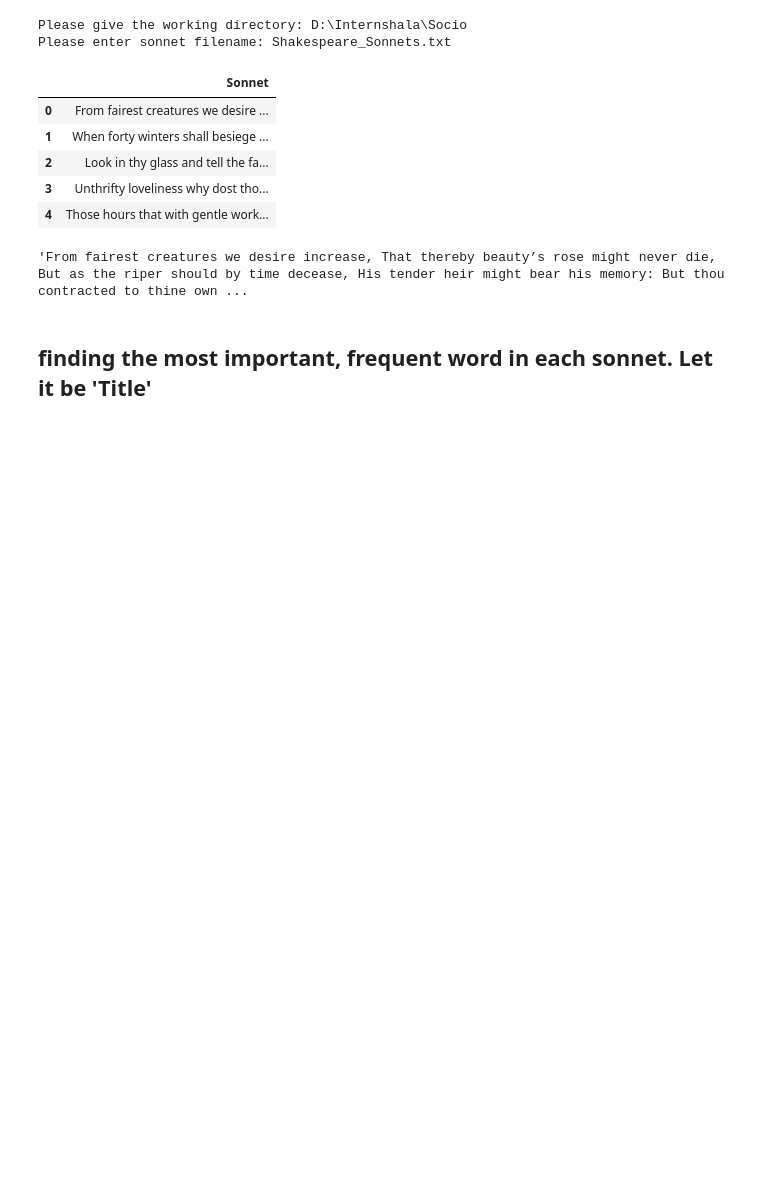
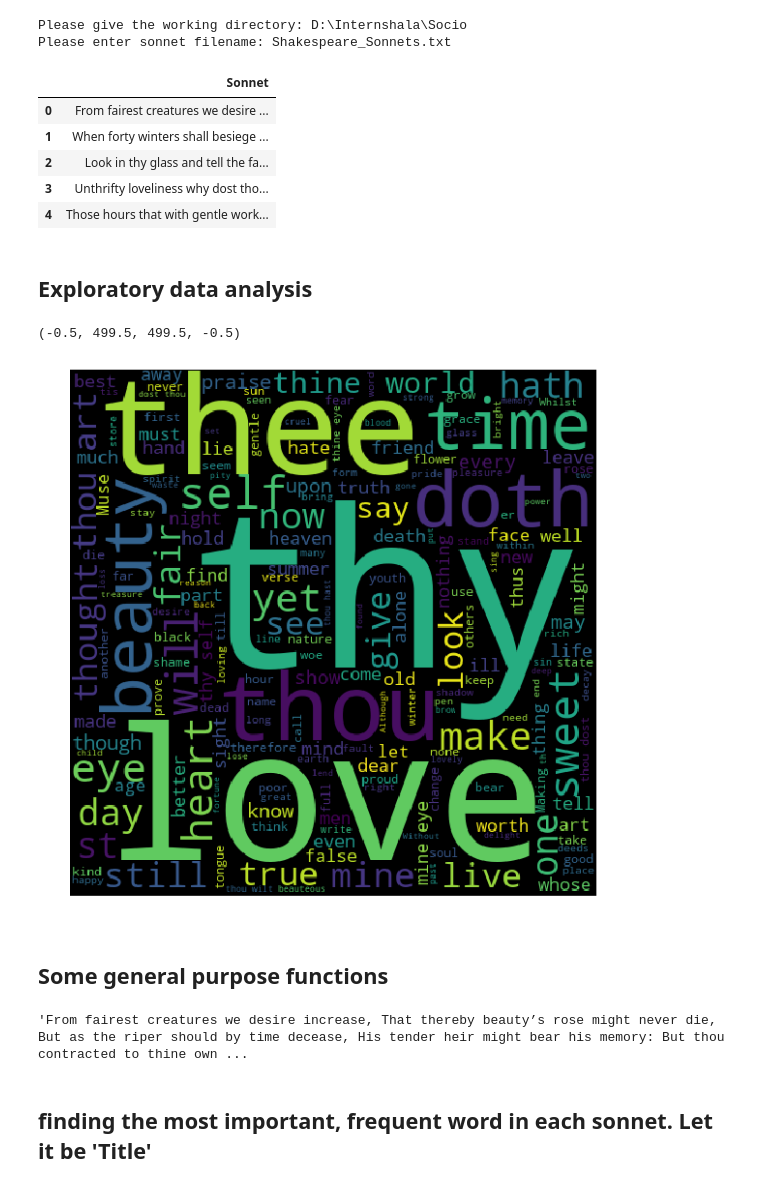
Before and after one commit to preecee/NLP-Recommend_Shakespear, a Jupyter notebook: recommend_Shakespear_sonnets.ipynb, the cells around one changed output. Cells and saved outputs as stored; diff of their text form; code cells hidden in the pictures; blank space fills up the shorter version.

```diff
--- a/recommend_Shakespear_sonnets.ipynb
+++ b/recommend_Shakespear_sonnets.ipynb
@@ -88,3 +38,17 @@ Please enter sonnet filename: Shakespeare_Sonnets.txt
 | 2 | Look in thy glass and tell the fa... |
 | 3 | Unthrifty loveliness why dost tho... |
 | 4 | Those hours that with gentle work... |
+# %% [markdown]
+## Exploratory data analysis
+# %%
+#---- Explore what are the most common words accross entire corpus----
+import matplotlib.pyplot as plt
+from wordcloud import WordCloud,STOPWORDS
+wordcloud= WordCloud(width=500, height=500,stopwords=None,background_color='black').generate(''.join(df_sonnet['Sonnet']))
+WordCloud()
+plt.figure(figsize = (15, 10), facecolor = None)
+plt.imshow(wordcloud)
+plt.axis('off')
+# %% [output]
+(-0.5, 499.5, 499.5, -0.5)
+[figure, added]
@@ -90,0 +57,2 @@ Please enter sonnet filename: Shakespeare_Sonnets.txt
+# %% [markdown]
+## Some general purpose functions
```
Also changed, not shown: parts of 4 cells of this notebook.
